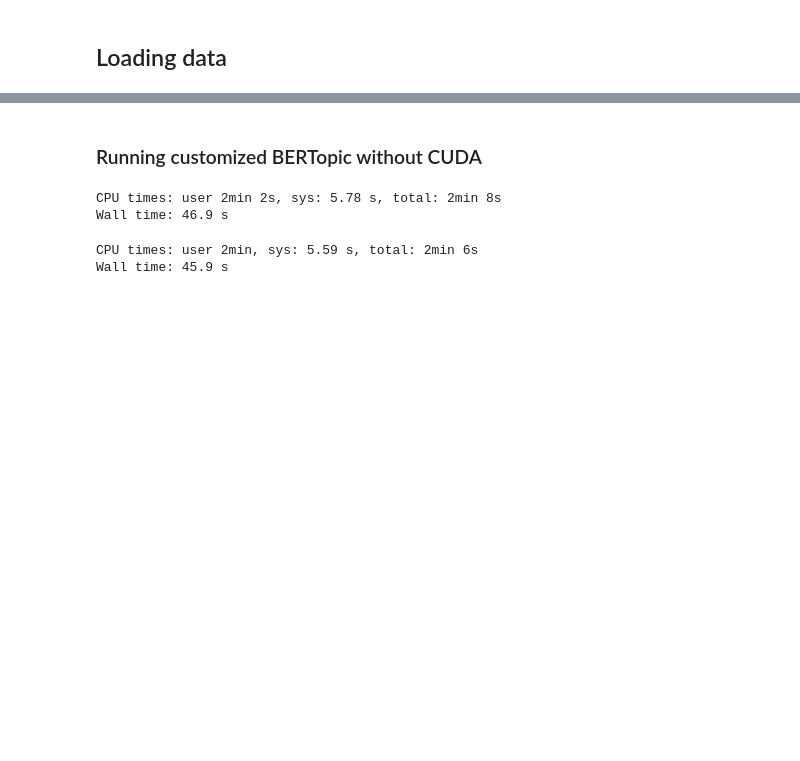
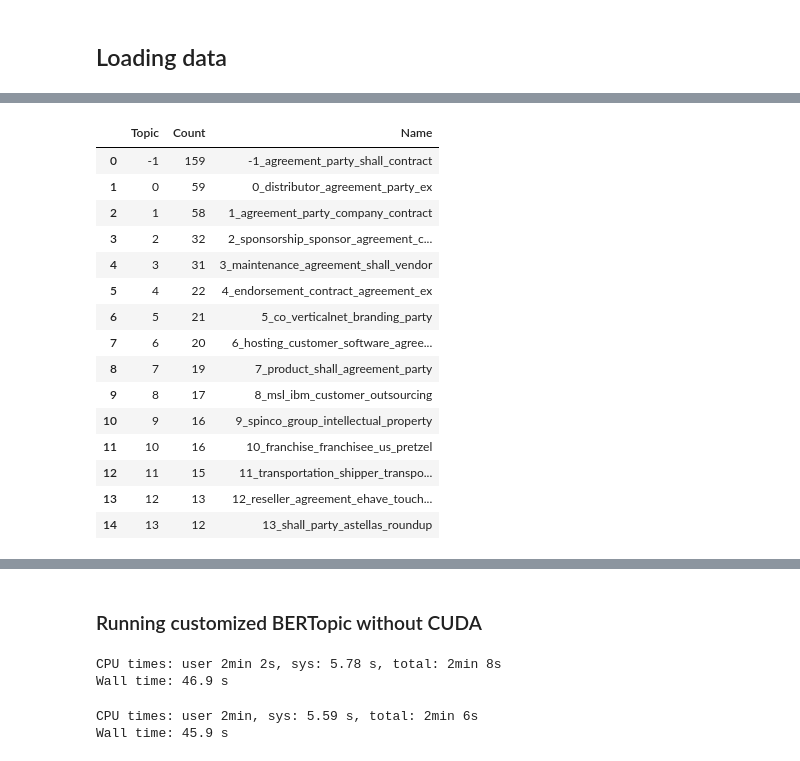
Before and after one commit to nwstephens/bertopic, a Jupyter notebook: BERTopic_gpu.ipynb, the cells around one changed output, grey strips where cells are left out. Drawn from its saved outputs; the diff is of its cells as text; code cells hidden in the pictures; blank space fills up the shorter version.

```diff
--- a/BERTopic_gpu.ipynb
+++ b/BERTopic_gpu.ipynb
@@ -353,3 +376,20 @@ topic_model_gpu_0.get_topic(0)
 # %%
-topic_model_gpu_2.get_topic_info()
+topic_model_gpu_1.get_topic_info()
+# %% [output]
+|  | Topic | Count | Name |
+| 0 | -1 | 159 | -1_agreement_party_shall_contract |
+| 1 | 0 | 59 | 0_distributor_agreement_party_ex |
+| 2 | 1 | 58 | 1_agreement_party_company_contract |
+| 3 | 2 | 32 | 2_sponsorship_sponsor_agreement_c... |
+| 4 | 3 | 31 | 3_maintenance_agreement_shall_vendor |
+| 5 | 4 | 22 | 4_endorsement_contract_agreement_ex |
+| 6 | 5 | 21 | 5_co_verticalnet_branding_party |
+| 7 | 6 | 20 | 6_hosting_customer_software_agree... |
+| 8 | 7 | 19 | 7_product_shall_agreement_party |
+| 9 | 8 | 17 | 8_msl_ibm_customer_outsourcing |
+| 10 | 9 | 16 | 9_spinco_group_intellectual_property |
+| 11 | 10 | 16 | 10_franchise_franchisee_us_pretzel |
+| 12 | 11 | 15 | 11_transportation_shipper_transpo... |
+| 13 | 12 | 13 | 12_reseller_agreement_ehave_touch... |
+| 14 | 13 | 12 | 13_shall_party_astellas_roundup |
 # %%
```
Also changed, not shown: parts of 26 cells of this notebook.
